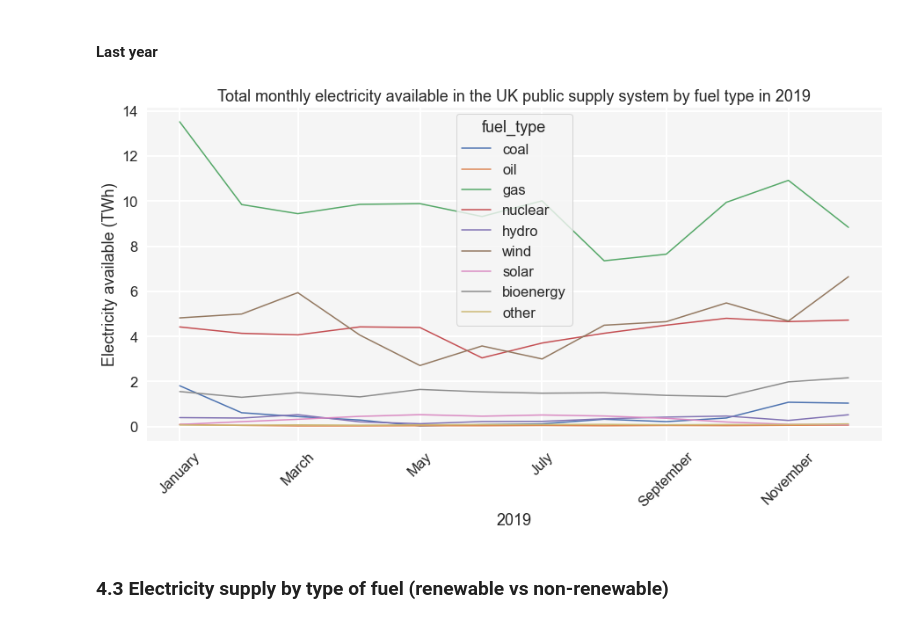
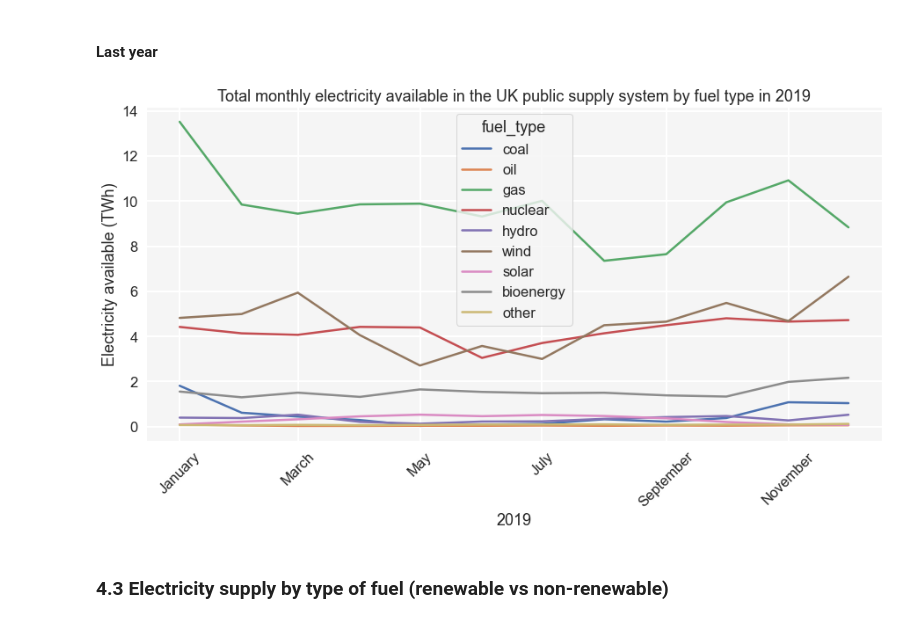
Before and after one commit to robynfsj/cfg-big-data-challenge, a Jupyter notebook: notebooks/submission.ipynb, the cells around one changed output. Drawn from its saved outputs; the diff is of its cells as text; code cells hidden in the pictures.

```diff
--- a/notebooks/submission.ipynb
+++ b/notebooks/submission.ipynb
@@ -552,34 +552,35 @@ sns.lineplot(x='date',
 # %%
 # Select data to plot (here we want to exclude 2020 data).
 start_date = '2019-01-01'
 end_date = '2019-12-31'
 
 elec_avail_type_plot_data = elec_avail_type.loc[(elec_avail_type['date'] >= start_date) &
                                                 (elec_avail_type['date'] <= end_date)]
 
 # Set plot style.
 sns.set_theme(style='darkgrid',
               context='notebook',
               font_scale = 1.5)
 sns.set_style({'axes.facecolor': 'whitesmoke'})
-sns.set_context({'grid.linewidth': 2})
+sns.set_context({'grid.linewidth': 2,
+                 'lines.linewidth': 2.5})
 
 # Plot axes.
 fig, ax = plt.subplots(figsize=(15, 7))
 ax.xaxis.set_major_formatter(DateFormatter('%B'))
 plt.xticks(rotation=45)
 
 # Plot data.
 sns.lineplot(x='date',
              y='electricity_available',
              hue='fuel_type',
              data=elec_avail_type_plot_data).set(xlabel='2019',
                                                   ylabel = 'Electricity available (TWh)',
                                                   title='Total monthly electricity '
                                                   'available in the UK public supply '
                                                   'system by fuel type in 2019');
 # %% [output]
-[figure, old version]
+[figure, new version]
 # %% [markdown]
 ### 4.3  Electricity supply by type of fuel (renewable vs non-renewable)
 # %%
```
Also changed, not shown: parts of 9 cells of this notebook.
